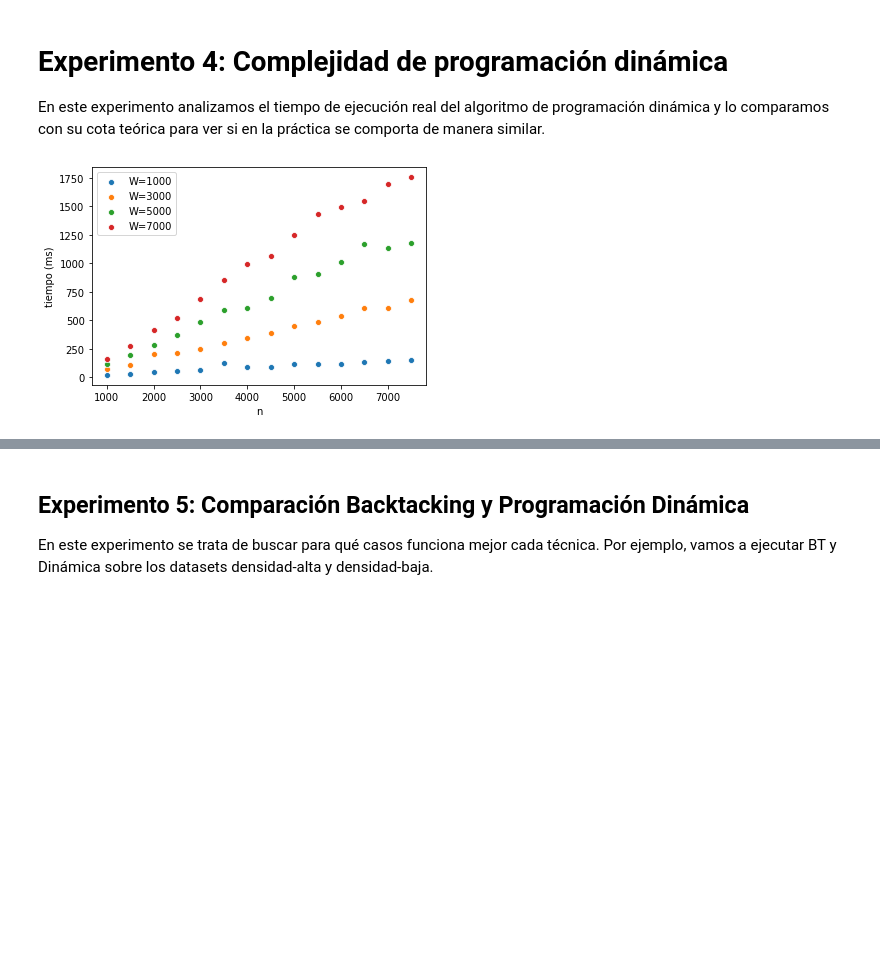
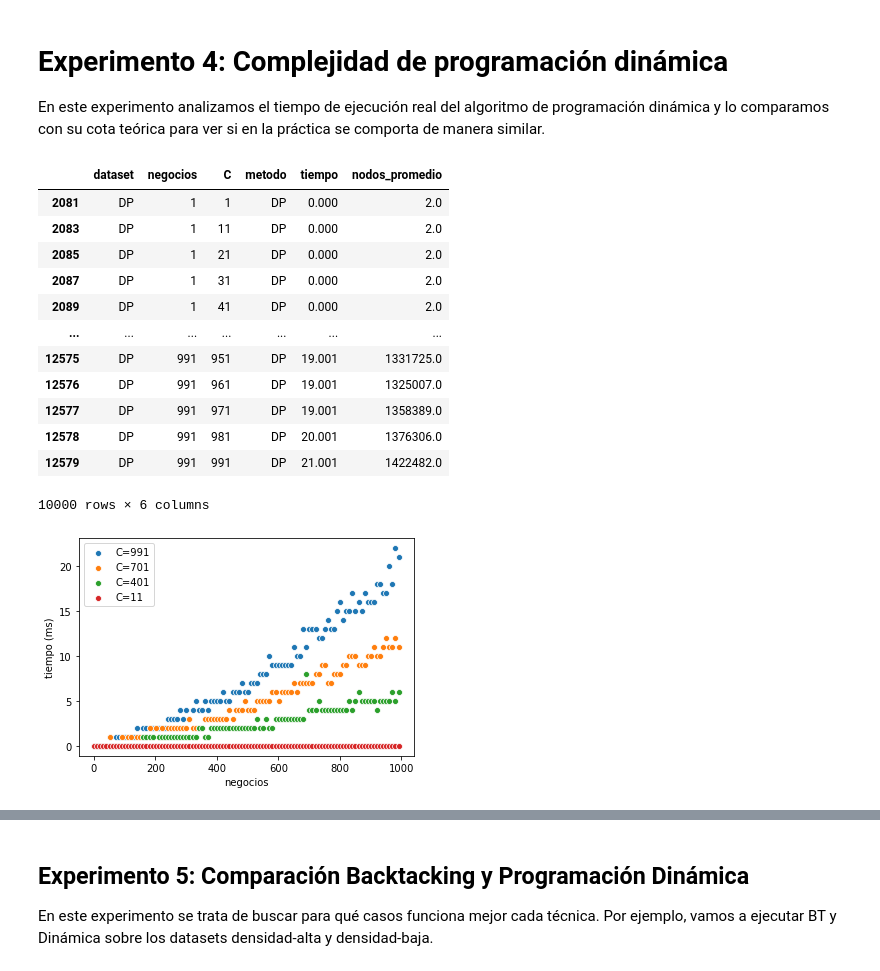
Before and after one commit to ZarthaxX/algo3-tp1, a Jupyter notebook: experimentacion/notebooks/analisis.ipynb, the cells around one changed output, grey strips where cells are left out. Cells and saved outputs as stored; diff of their text form; code cells hidden in the pictures; blank space fills up the shorter version.

```diff
--- a/experimentacion/notebooks/analisis.ipynb
+++ b/experimentacion/notebooks/analisis.ipynb
@@ -43,6 +43,8 @@ df_resultados.head()
 # %%
+agg_funcs_dp = {"tiempo":"mean","nodos_promedio":"mean"}
 agg_funcs = {"C":"mean","tiempo":"mean","nodos_promedio":"mean"}
+df_resultados_dp = df_resultados.copy().groupby(['dataset','negocios','C','metodo']).aggregate(agg_funcs_dp).reset_index()
 df_resultados = df_resultados.groupby(['dataset','negocios','metodo']).aggregate(agg_funcs).reset_index()
-df_resultados.head()
+df_resultados[(df_resultados["metodo"]=="FB")]
 # %% [output]
 |  | dataset | negocios | metodo | C | tiempo | nodos_promedio |
@@ -164,13 +243,26 @@ plt.savefig("graficos/bt-podas-baja-zoom.svg");
 En este experimento analizamos el tiempo de ejecución real del algoritmo de programación dinámica y lo comparamos con su cota teórica para ver si en la práctica se comporta de manera similar.
 # %%
 # Graficamos la evolución del tiempo de ejecución en función de n, con cortes en distintos W.
-df_dinamica = df_resultados[(df_resultados["metodo"]=="DP") & (df_resultados["dataset"]=="dinamica")].copy();
-fig = sns.scatterplot(data=df_dinamica[df_dinamica["W"]==1000], x='n', y='tiempo');
-fig = sns.scatterplot(data=df_dinamica[df_dinamica["W"]==3000], x='n', y='tiempo');
-fig = sns.scatterplot(data=df_dinamica[df_dinamica["W"]==5000], x='n', y='tiempo');
-fig = sns.scatterplot(data=df_dinamica[df_dinamica["W"]==7000], x='n', y='tiempo');
-fig.legend(labels=['W=1000','W=3000','W=5000','W=7000']);
-fig.set(xlabel='n', ylabel='tiempo (ms)');
-plt.savefig("graficos/dp-n.svg");
+df_dinamica = df_resultados_dp[(df_resultados_dp["metodo"]=="DP") & (df_resultados_dp["dataset"]=="DP")].copy();
+fig = sns.scatterplot(data=df_dinamica[df_dinamica["C"]==991], x='negocios', y='tiempo');
+fig = sns.scatterplot(data=df_dinamica[df_dinamica["C"]==701], x='negocios', y='tiempo');
+fig = sns.scatterplot(data=df_dinamica[df_dinamica["C"]==401], x='negocios', y='tiempo');
+fig = sns.scatterplot(data=df_dinamica[df_dinamica["C"]==11], x='negocios', y='tiempo');
+fig.legend(labels=['C=991','C=701','C=401','C=11']);
+fig.set(xlabel='negocios', ylabel='tiempo (ms)');
+plt.savefig("..\\graphs\\dp-n.svg");
 # %% [output]
+|  | dataset | negocios | C | metodo | tiempo | nodos_promedio |
+| 2081 | DP | 1 | 1 | DP | 0.000 | 2.0 |
+| 2083 | DP | 1 | 11 | DP | 0.000 | 2.0 |
+| 2085 | DP | 1 | 21 | DP | 0.000 | 2.0 |
+| 2087 | DP | 1 | 31 | DP | 0.000 | 2.0 |
+| 2089 | DP | 1 | 41 | DP | 0.000 | 2.0 |
+| ... | ... | ... | ... | ... | ... | ... |
+| 12575 | DP | 991 | 951 | DP | 19.001 | 1331725.0 |
+| 12576 | DP | 991 | 961 | DP | 19.001 | 1325007.0 |
+| 12577 | DP | 991 | 971 | DP | 19.001 | 1358389.0 |
+| 12578 | DP | 991 | 981 | DP | 20.001 | 1376306.0 |
+| 12579 | DP | 991 | 991 | DP | 21.001 | 1422482.0 |
+10000 rows × 6 columns
-[figure, old version]
+[figure, new version]
```
Also changed, not shown: parts of 37 cells of this notebook, 6 other files.
